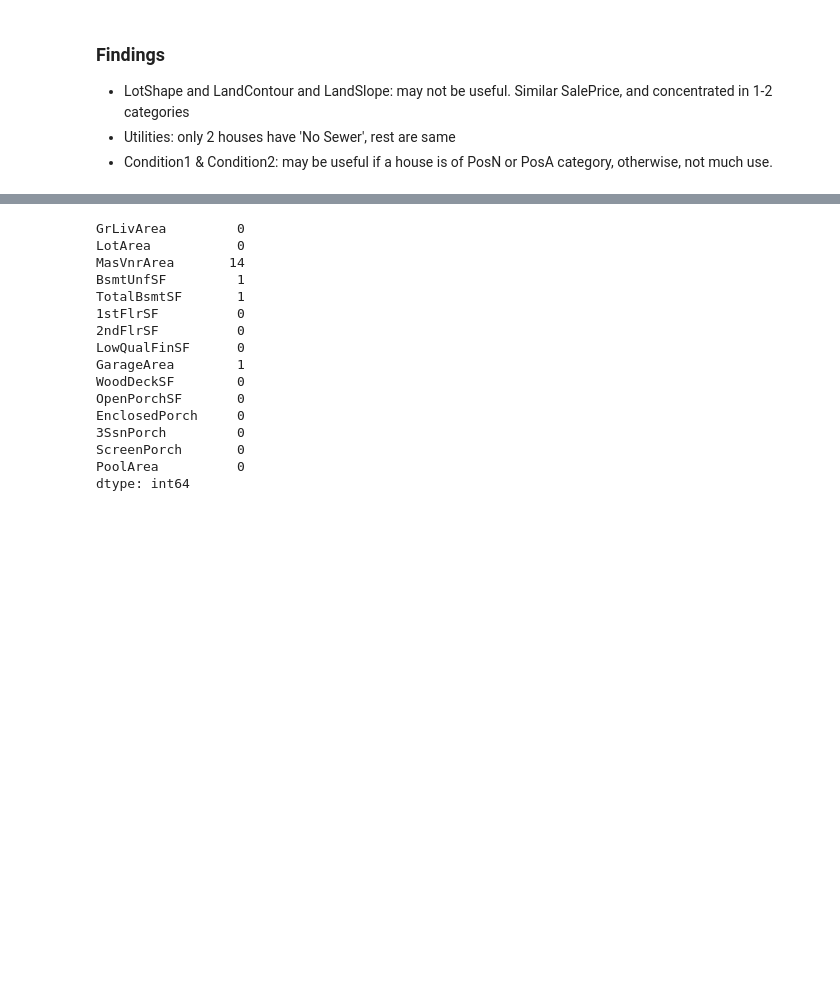
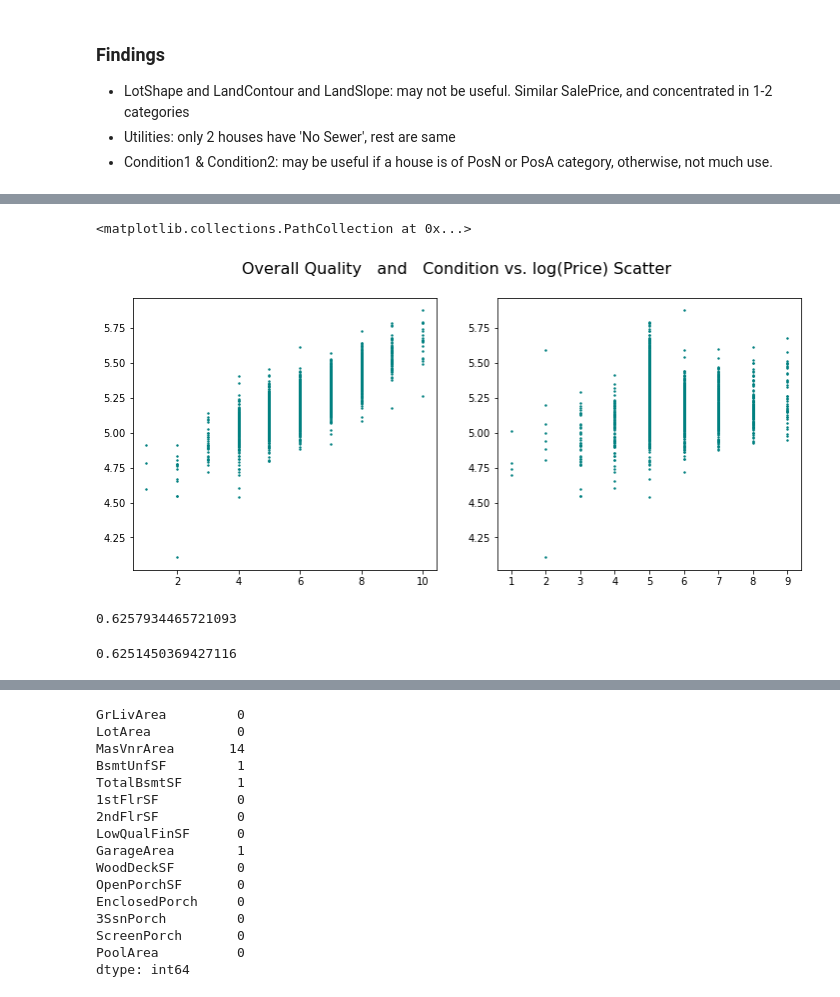
Before and after one commit to dnie44/nycdatascience_ML_project, a Jupyter notebook: daniel/2_EDA_land_general_size_feats.ipynb, the cells around one changed output, grey strips where cells are left out. Cells and saved outputs as stored; diff of their text form; code cells hidden in the pictures; blank space fills up the shorter version.

```diff
--- a/daniel/2_EDA_land_&_size_related_features.ipynb
+++ b/daniel/2_EDA_land_general_size_feats.ipynb
@@ -120,0 +208,22 @@ for idx, COL in enumerate(landfeats.drop('LotArea', axis=1).columns):
+# %%
+#Plot Quality and Condition
+fig, (ax1, ax2) = plt.subplots(1, 2, figsize=(12,5))
+fig.suptitle('Overall Quality   and   Condition vs. log(Price) Scatter', size=16)
+
+ax1.scatter(x=general.OverallQual,y=np.log10(y),s=2,c='teal')
+ax2.scatter(x=general.OverallCond,y=np.log10(y),s=2,c='teal')
+# %% [output]
+<matplotlib.collections.PathCollection at 0x...>
+[figure, added]
+# %%
+lm = LinearRegression()
+lm.fit(general[['OverallQual','OverallCond']],y)
+lm.score(general[['OverallQual','OverallCond']],y)
+# %% [output]
+0.6257934465721093
+# %%
+lm = LinearRegression()
+lm.fit(general[['OverallQual']],y)
+lm.score(general[['OverallQual']],y)
+# %% [output]
+0.6251450369427116
```
Also changed, not shown: parts of 18 cells of this notebook, 3 other files.
